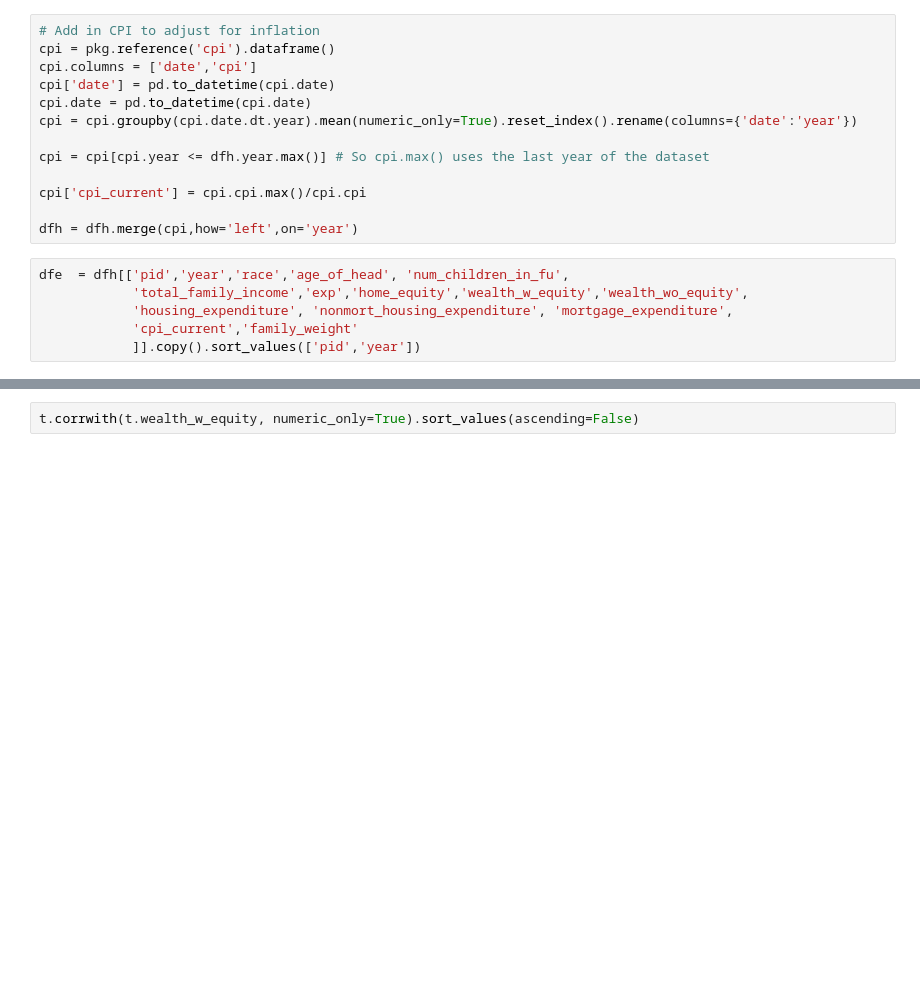
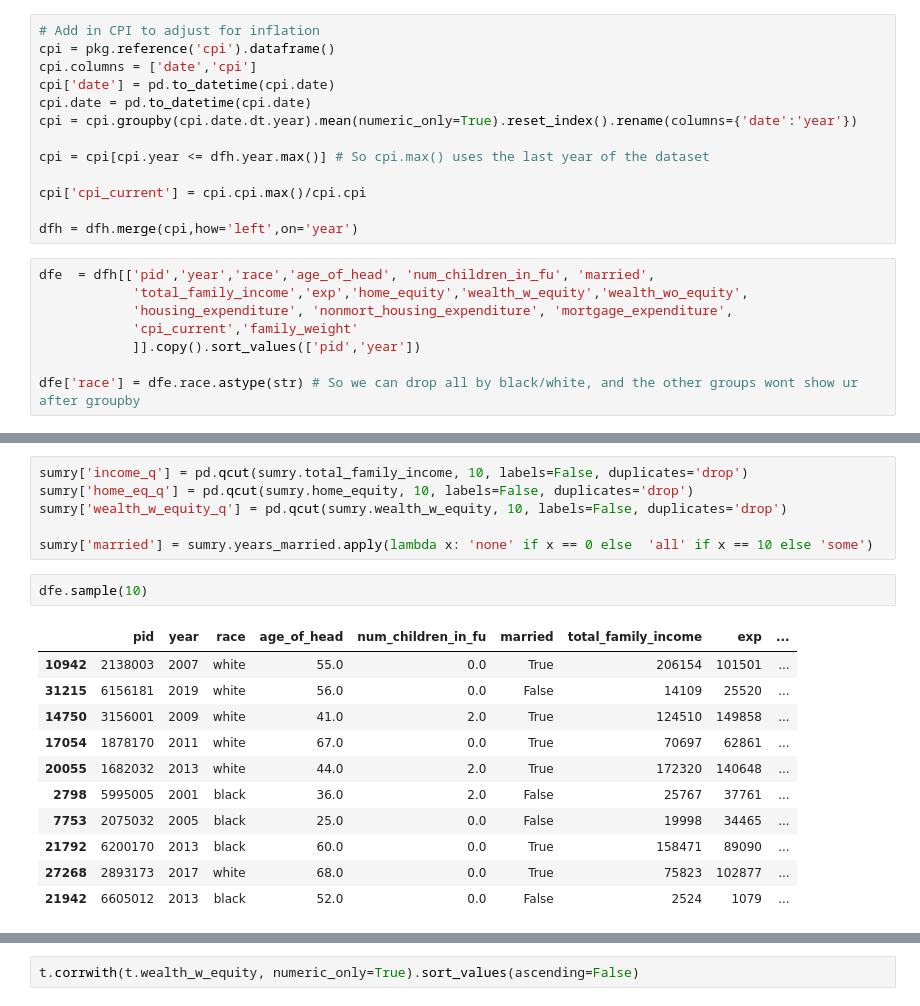
Before and after one commit to metatab-packages/isr.umich.edu-psid-inequality, a Jupyter notebook: notebooks/Analysis/Explore Longwealth.ipynb, the cells around one changed output, grey strips where cells are left out. Saved outputs shown, nothing was run; the diff lists cells and outputs as text; blank space fills up the shorter version.

```diff
--- a/notebooks/Analysis/Explore Longwealth.ipynb
+++ b/notebooks/Analysis/Explore Longwealth.ipynb
@@ -212,11 +212,13 @@ cpi['cpi_current'] = cpi.cpi.max()/cpi.cpi
 
 dfh = dfh.merge(cpi,how='left',on='year')
 # %%
-dfe  = dfh[['pid','year','race','age_of_head', 'num_children_in_fu',
+dfe  = dfh[['pid','year','race','age_of_head', 'num_children_in_fu', 'married',
             'total_family_income','exp','home_equity','wealth_w_equity','wealth_wo_equity',
             'housing_expenditure', 'nonmort_housing_expenditure', 'mortgage_expenditure',
             'cpi_current','family_weight'
             ]].copy().sort_values(['pid','year'])
+
+dfe['race'] = dfe.race.astype(str) # So we can drop all by black/white, and the other groups wont show ur after groupby
 # %%
 cpi_cols = ['total_family_income','exp','home_equity','wealth_w_equity',  'wealth_wo_equity',
             'nonmort_housing_expenditure', 'mortgage_expenditure']
@@ -251 +268,21 @@ def mean_growth(s):
+# %%
+sumry['income_q'] = pd.qcut(sumry.total_family_income, 10, labels=False, duplicates='drop')
+sumry['home_eq_q'] = pd.qcut(sumry.home_equity, 10, labels=False, duplicates='drop')
+sumry['wealth_w_equity_q'] = pd.qcut(sumry.wealth_w_equity, 10, labels=False, duplicates='drop')
+
+sumry['married'] = sumry.years_married.apply(lambda x: 'none' if x == 0 else  'all' if x == 10 else 'some')
+# %%
+dfe.sample(10)
+# %% [output]
+|  | pid | year | race | age_of_head | num_children_in_fu | married | total_family_income | exp | ... |
+| 10942 | 2138003 | 2007 | white | 55.0 | 0.0 | True | 206154 | 101501 | ... |
+| 31215 | 6156181 | 2019 | white | 56.0 | 0.0 | False | 14109 | 25520 | ... |
+| 14750 | 3156001 | 2009 | white | 41.0 | 2.0 | True | 124510 | 149858 | ... |
+| 17054 | 1878170 | 2011 | white | 67.0 | 0.0 | True | 70697 | 62861 | ... |
+| 20055 | 1682032 | 2013 | white | 44.0 | 2.0 | True | 172320 | 140648 | ... |
+| 2798 | 5995005 | 2001 | black | 36.0 | 2.0 | False | 25767 | 37761 | ... |
+| 7753 | 2075032 | 2005 | black | 25.0 | 0.0 | False | 19998 | 34465 | ... |
+| 21792 | 6200170 | 2013 | black | 60.0 | 0.0 | True | 158471 | 89090 | ... |
+| 27268 | 2893173 | 2017 | white | 68.0 | 0.0 | True | 75823 | 102877 | ... |
+| 21942 | 6605012 | 2013 | black | 52.0 | 0.0 | False | 2524 | 1079 | ... |
 # %%
```
Also changed, not shown: parts of 14 cells of this notebook.
